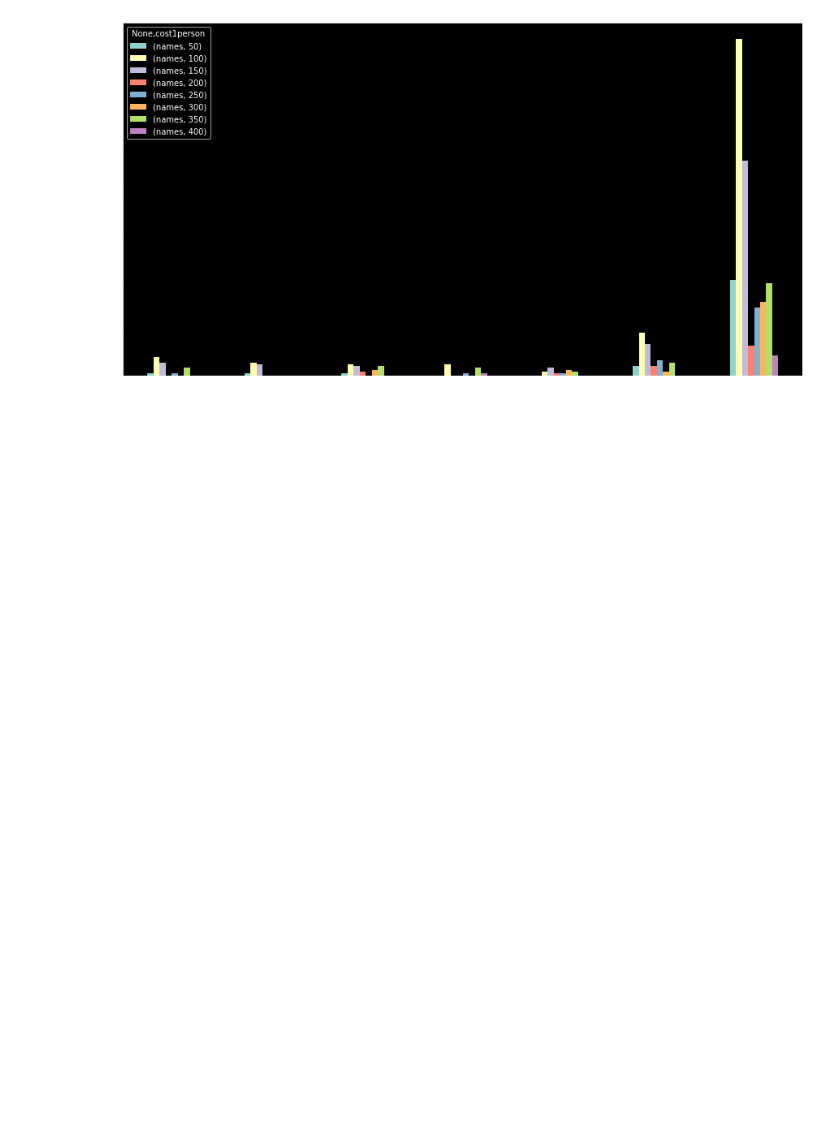
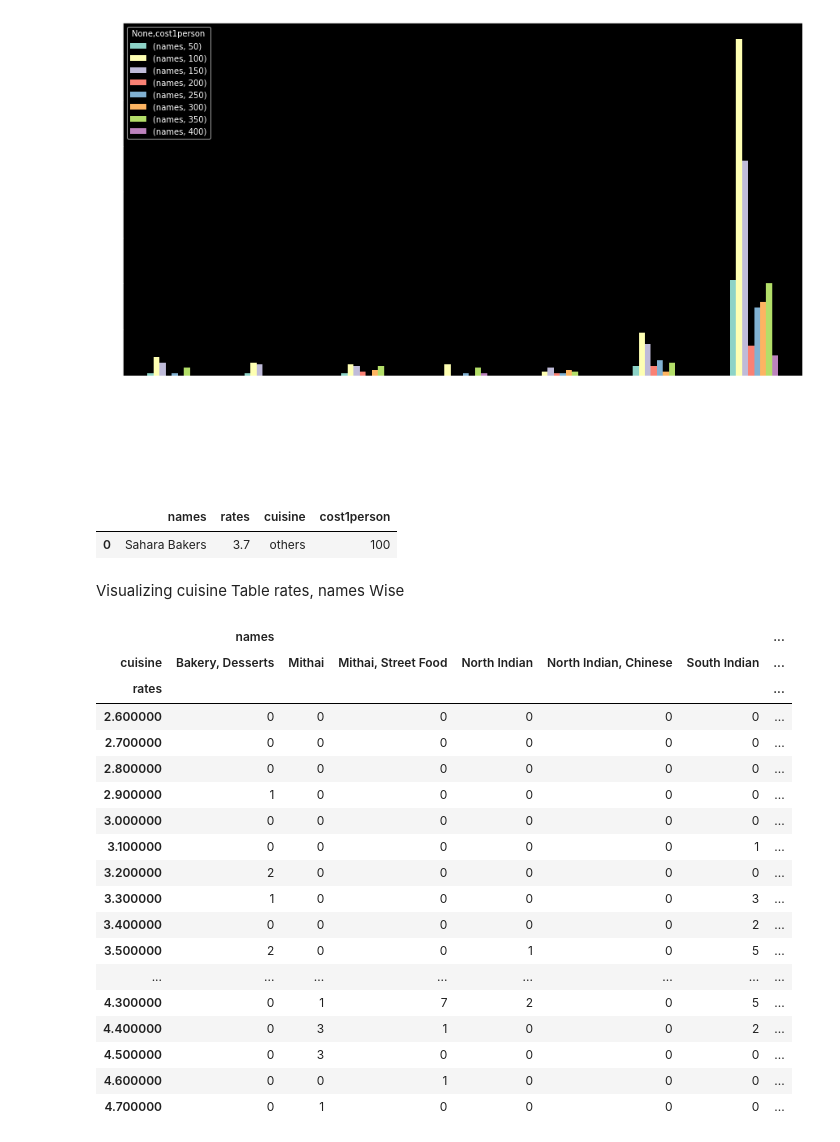
Before and after one commit to Rishiraj-singh7/Zomato-Hyderabad-Analysisv, a Jupyter notebook: main.ipynb, the cells around one changed output. Drawn from its saved outputs; the diff is of its cells as text; code cells hidden in the pictures; blank space fills up the shorter version.

```diff
--- a/main.ipynb
+++ b/main.ipynb
@@ -274,3 +269,36 @@ df1.plot(kind = 'bar', figsize = (15,8))
 # %% [output]
 <AxesSubplot:xlabel='cuisine'>
 [figure]
+# %%
+df.head(1)
+# %% [output]
+|  | names | rates | cuisine | cost1person |
+| 0 | Sahara Bakers | 3.7 | others | 100 |
+# %% [markdown]
+Visualizing cuisine Table rates, names Wise
+# %%
+df2 = df.groupby(['rates','cuisine'])['names'].count()
+df2.to_csv('location_booktable.csv')
+df2 = pd.read_csv('location_booktable.csv')
+df2 = pd.pivot_table(df2, values=None, index=['rates'], columns=['cuisine'], fill_value=0, aggfunc=np.sum)
+df2
+# %% [output]
+|  | names |  |  |  |  |  | ... |
+| cuisine | Bakery, Desserts | Mithai | Mithai, Street Food | North Indian | North Indian, Chinese | South Indian | ... |
+| rates |  |  |  |  |  |  | ... |
+| 2.600000 | 0 | 0 | 0 | 0 | 0 | 0 | ... |
+| 2.700000 | 0 | 0 | 0 | 0 | 0 | 0 | ... |
+| 2.800000 | 0 | 0 | 0 | 0 | 0 | 0 | ... |
+| 2.900000 | 1 | 0 | 0 | 0 | 0 | 0 | ... |
+| 3.000000 | 0 | 0 | 0 | 0 | 0 | 0 | ... |
+| 3.100000 | 0 | 0 | 0 | 0 | 0 | 1 | ... |
+| 3.200000 | 2 | 0 | 0 | 0 | 0 | 0 | ... |
+| 3.300000 | 1 | 0 | 0 | 0 | 0 | 3 | ... |
+| 3.400000 | 0 | 0 | 0 | 0 | 0 | 2 | ... |
+| 3.500000 | 2 | 0 | 0 | 1 | 0 | 5 | ... |
+| ... | ... | ... | ... | ... | ... | ... | ... |
+| 4.300000 | 0 | 1 | 7 | 2 | 0 | 5 | ... |
+| 4.400000 | 0 | 3 | 1 | 0 | 0 | 2 | ... |
+| 4.500000 | 0 | 3 | 0 | 0 | 0 | 0 | ... |
+| 4.600000 | 0 | 0 | 1 | 0 | 0 | 0 | ... |
+| 4.700000 | 0 | 1 | 0 | 0 | 0 | 0 | ... |
```
Also changed, not shown: parts of 2 cells of this notebook, 1 other file.
